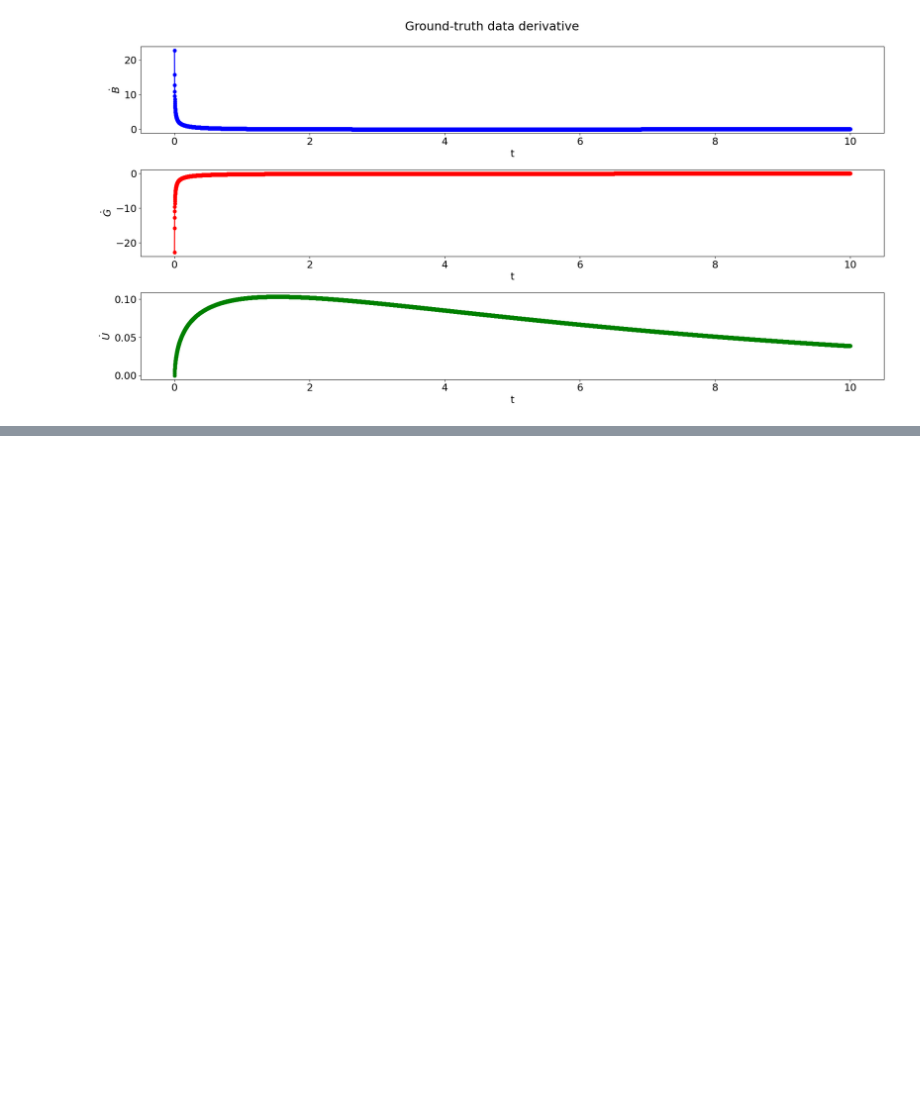
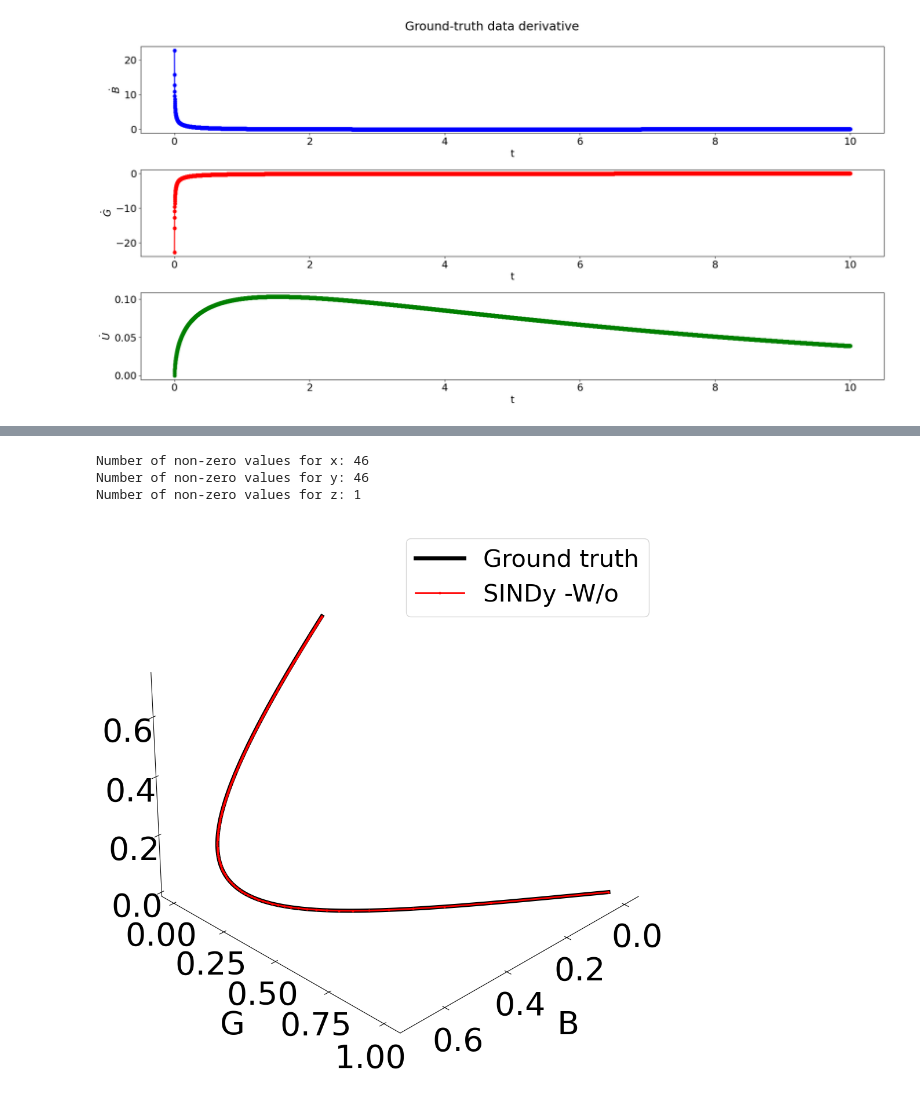
Before and after one commit to siva-viknesh/ADAM-SINDy, a Jupyter notebook: 5_Pharmacokinetics_Drug_model/SINDy-W-o_Pharma.ipynb, the cells around one changed output, grey strips where cells are left out. Cells and saved outputs as stored; diff of their text form; code cells hidden in the pictures; blank space fills up the shorter version.

```diff
--- a/5_Pharmacokinetics_Drug_model/SINDy-W-o_Pharma.ipynb
+++ b/5_Pharmacokinetics_Drug_model/SINDy-W-o_Pharma.ipynb
@@ -369,3 +369,72 @@ print(coeff_matrix[:, 2])
  0.   0.   0.   0.   0.   0.   0.   0.   0.   0.   0.   0.   0.   0.
  0.   0.   0.   0.   0.   0.   0.   0.   0.   0.   0.   0.   0.   0.
  0.   0.   0.   0.  ]
+# %%
+non_zero_x = np.count_nonzero(coeff_matrix[:, 0])
+non_zero_y = np.count_nonzero(coeff_matrix[:, 1])
+non_zero_z = np.count_nonzero(coeff_matrix[:, 2])
+
+print("Number of non-zero values for x:", non_zero_x)
+print("Number of non-zero values for y:", non_zero_y)
+print("Number of non-zero values for z:", non_zero_z)
+# %% [output]
+Number of non-zero values for x: 46
+Number of non-zero values for y: 46
+Number of non-zero values for z: 1
+# %%
+def SINDy_oscillator_deriv(x_y, t):
+    out = generate_candidates (np.array(x_y)[np.newaxis, :],t, sin_freq=sin_freq, modes =modes, x_exp_powers= x_exp_powers, y_exp_powers=y_exp_powers)@coeff_matrix
+    return np.squeeze(out).tolist()
+
+np.random.seed(123)
+x0 = (0.0, 1.0, 0.0)
+x1_t = integrate.odeint(SINDy_oscillator_deriv, x0, t, rtol=10**(-12),atol=10**(-12)*np.ones_like(x0))
+x1, y1, z1 = x1_t.T
+# %%
+# Create figure and 3D plot
+fig = plt.figure()
+ax = fig.add_subplot(projection='3d')
+
+# Plotting the data
+ax.plot(x[t<=10],  y[t<=10], z[t<=10], label="Ground truth", linewidth=5, color ='black')
+ax.plot(x1[t<=10], y1[t<=10], z1[t<=10], label="SINDy -W/o", linestyle = '-', linewidth=2, marker=".", markersize=4, markevery=45, color='red')
+ax.legend(fontsize=30)
+
+#ax.set_xlim(0, 5)
+#ax.set_ylim(5, 15)
+#ax.set_zlim(0, 5)
+
+
+# Setting labels with Times New Roman font
+ax.set_xlabel("B", labelpad=40, fontsize = 40)
+ax.set_ylabel("G", labelpad=40, fontsize = 40)
+ax.set_zlabel("U", labelpad=30, fontsize = 40)
+
+
+# Remove background pane and borders
+ax.xaxis.pane.fill = False  # Remove background pane for x-axis
+ax.yaxis.pane.fill = False  # Remove background pane for y-axis
+ax.zaxis.pane.fill = False  # Remove background pane for z-axis
+
+# Turn off the pane borders
+ax.xaxis.pane.set_edgecolor('none')  # No border for x-axis pane
+ax.yaxis.pane.set_edgecolor('none')  # No border for y-axis pane
+ax.zaxis.pane.set_edgecolor('none')  # No border for z-axis pane
+
+# Remove grid
+ax.grid(False)
+
+# Adjust tick parameters to increase the font size of axis tick labels
+ax.tick_params(axis='x', labelsize=40, pad=10)  # Increase font size of x-axis tick labels
+ax.tick_params(axis='y', labelsize=40, pad=10)  # Increase font size of y-axis tick labels
+ax.tick_params(axis='z', labelsize=40, pad=10)  # Increase font size of z-axis tick labels
+
+ax.view_init(30, 45, 0)
+# Save figure to a PDF file
+plt.savefig('Comparison(ALL).jpeg', dpi = 1200)
+plt.savefig('Comparison(ALL).pdf', dpi = 1200)
+
+# Display plot
+plt.show()
+# %% [output]
+[figure, added]
```
Also changed, not shown: parts of 3 cells of this notebook, 1 other file.
